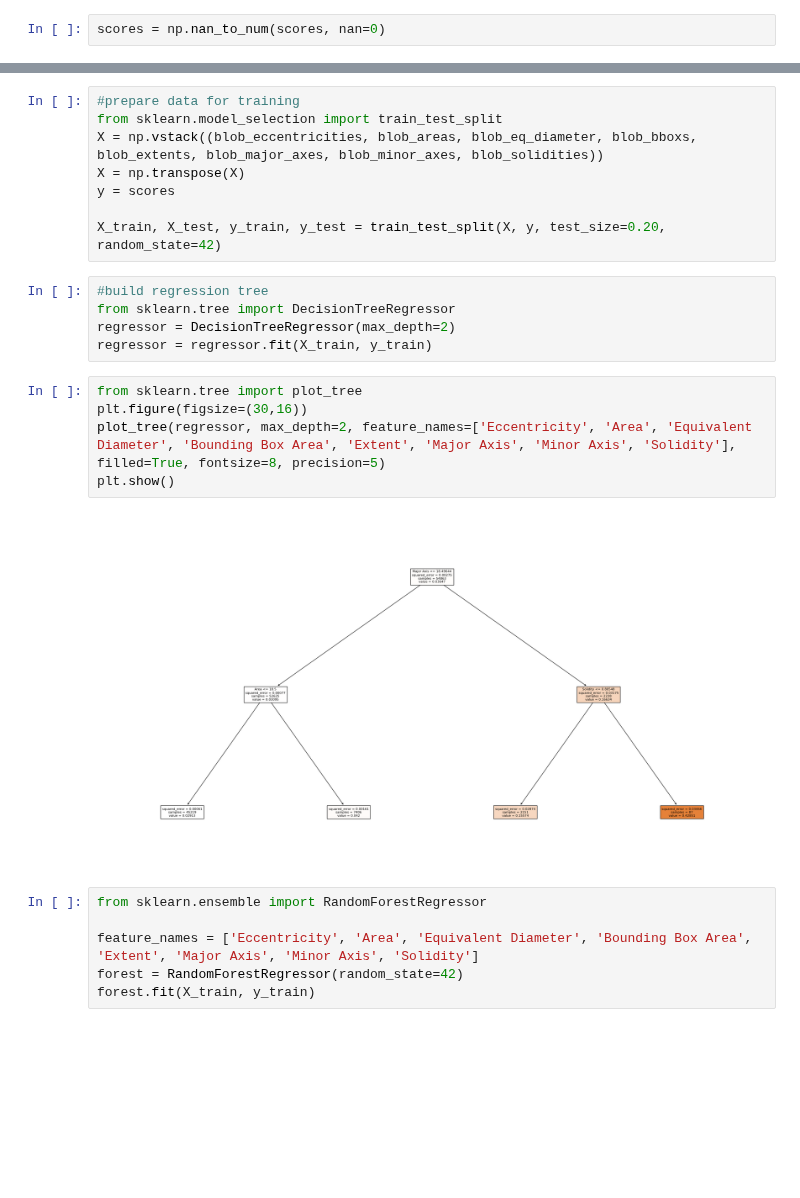
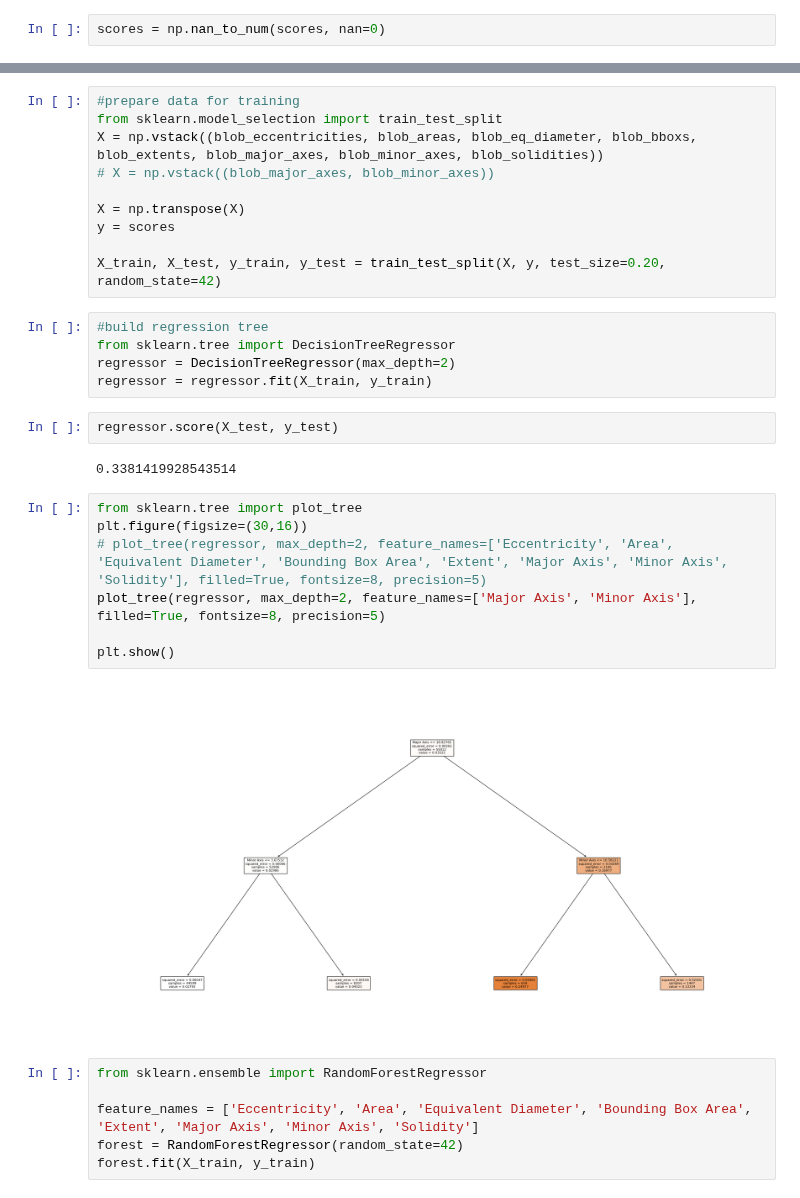
Before and after one commit to Kayzi0/ExplainBlobs, a Jupyter notebook: regression.ipynb, the cells around one changed output, grey strips where cells are left out. Cells and saved outputs as stored; diff of their text form; blank space fills up the shorter version.

Commit message:
added r2 calculatin to regressor

```diff
--- a/regression.ipynb
+++ b/regression.ipynb
@@ -182,6 +155,8 @@ pairplot(data)
 #prepare data for training
 from sklearn.model_selection import train_test_split
 X = np.vstack((blob_eccentricities, blob_areas, blob_eq_diameter, blob_bboxs, blob_extents, blob_major_axes, blob_minor_axes, blob_solidities))
+# X = np.vstack((blob_major_axes, blob_minor_axes))
+
 X = np.transpose(X)
 y = scores
 
@@ -191,13 +166,19 @@ X_train, X_test, y_train, y_test = train_test_split(X, y, test_size=0.20, random
 from sklearn.tree import DecisionTreeRegressor
 regressor = DecisionTreeRegressor(max_depth=2)
 regressor = regressor.fit(X_train, y_train)
+# %%
+regressor.score(X_test, y_test)
+# %% [output]
+0.3381419928543514
 # %%
 from sklearn.tree import plot_tree
 plt.figure(figsize=(30,16))
-plot_tree(regressor, max_depth=2, feature_names=['Eccentricity', 'Area', 'Equivalent Diameter', 'Bounding Box Area', 'Extent', 'Major Axis', 'Minor Axis', 'Solidity'], filled=True, fontsize=8, precision=5)
+# plot_tree(regressor, max_depth=2, feature_names=['Eccentricity', 'Area', 'Equivalent Diameter', 'Bounding Box Area', 'Extent', 'Major Axis', 'Minor Axis', 'Solidity'], filled=True, fontsize=8, precision=5)
+plot_tree(regressor, max_depth=2, feature_names=['Major Axis', 'Minor Axis'], filled=True, fontsize=8, precision=5)
+
 plt.show()
 # %% [output]
-[figure, old version]
+[figure, new version]
 # %%
 from sklearn.ensemble import RandomForestRegressor
 
```
Also changed, not shown: parts of 11 cells of this notebook.
